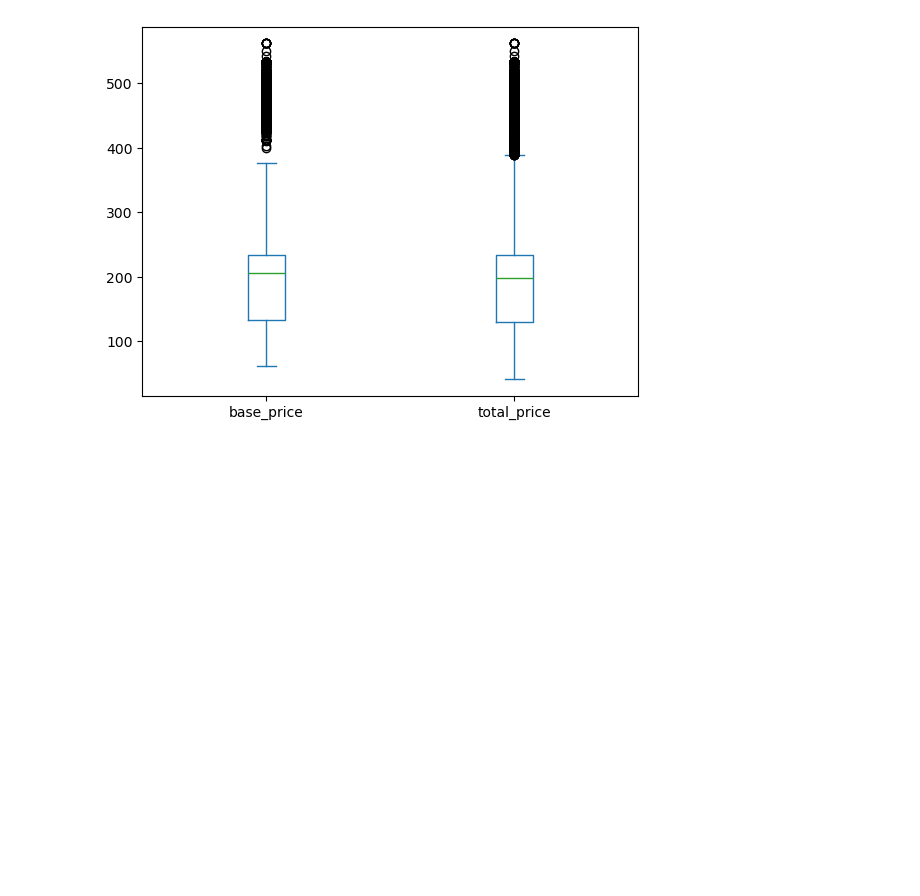
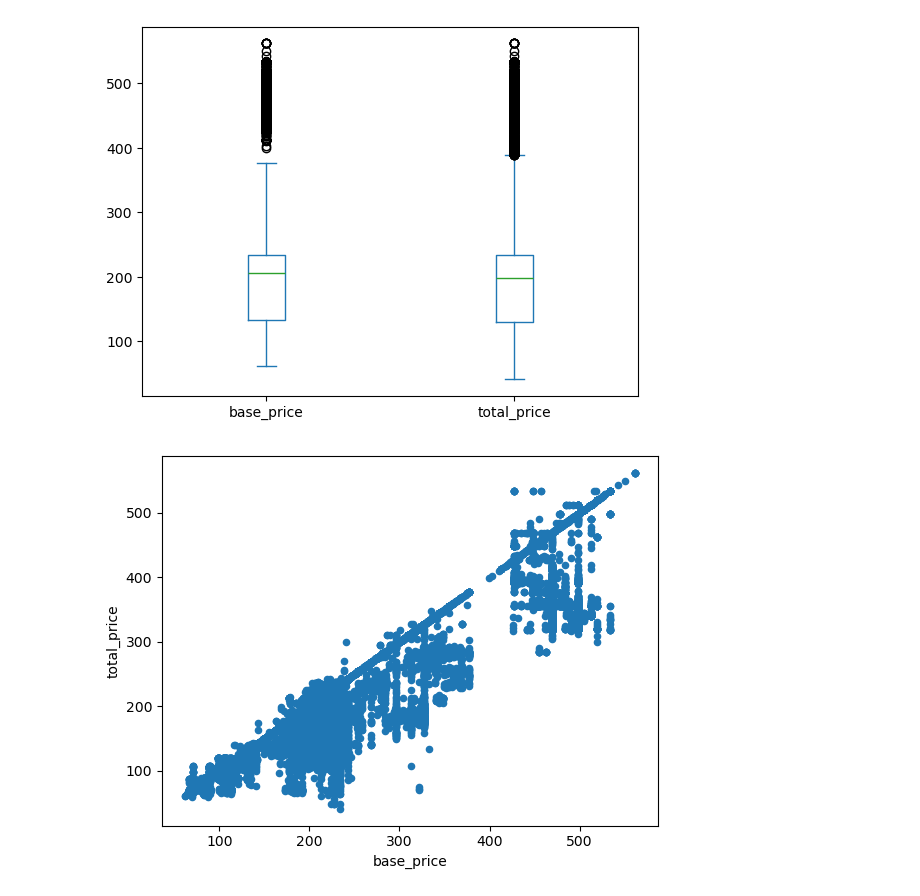
Before and after one commit to swatinw/datascience-capstone-project2, a Jupyter notebook: datawrangling_datasciencecapstone2.ipynb, the cells around one changed output. Cells and saved outputs as stored; diff of their text form; code cells hidden in the pictures; blank space fills up the shorter version.

Commit message:
This is the updated data wrangling file

```diff
--- a/datawrangling_datasciencecapstone2.ipynb
+++ b/datawrangling_datasciencecapstone2.ipynb
@@ -95,0 +82,8 @@ print(df_train.head(2))
+# %%
+# Code task 6
+# Convert the 'Date' column to datetime format
+
+df_train['week']= pd.to_datetime(df_train['week'])
+
+# Check the format of 'Date' column
+df_train.info()
@@ -95,0 +109,10 @@ print(df_train.head(2))
+# %%
+# Code task 7
+# Split the week date column to three new year, month, day column - original week column will be removed in later stage
+
+df_train['week'] = pd.to_datetime(df_train['week'], dayfirst=True)
+
+df_train['year']= df_train['week'].dt.year
+df_train['month']= df_train['week'].dt.month
+df_train['day']= df_train['week'].dt.day
+df_train
@@ -244,3 +379,10 @@ df_train[['base_price', 'total_price']].plot.box()
 # %% [output]
 <Axes: >
 [figure]
+# %%
+# Code task 25
+# Use train data's `plot()` method to create a scatterplot (kind='scatter') with 'base_price' on the x-axis and
+#'total_price' on the y-axis
+df_train.plot(x="base_price", y="total_price", kind= "scatter");
+# %% [output]
+[figure, added]
```
Also changed, not shown: parts of 38 cells of this notebook.
